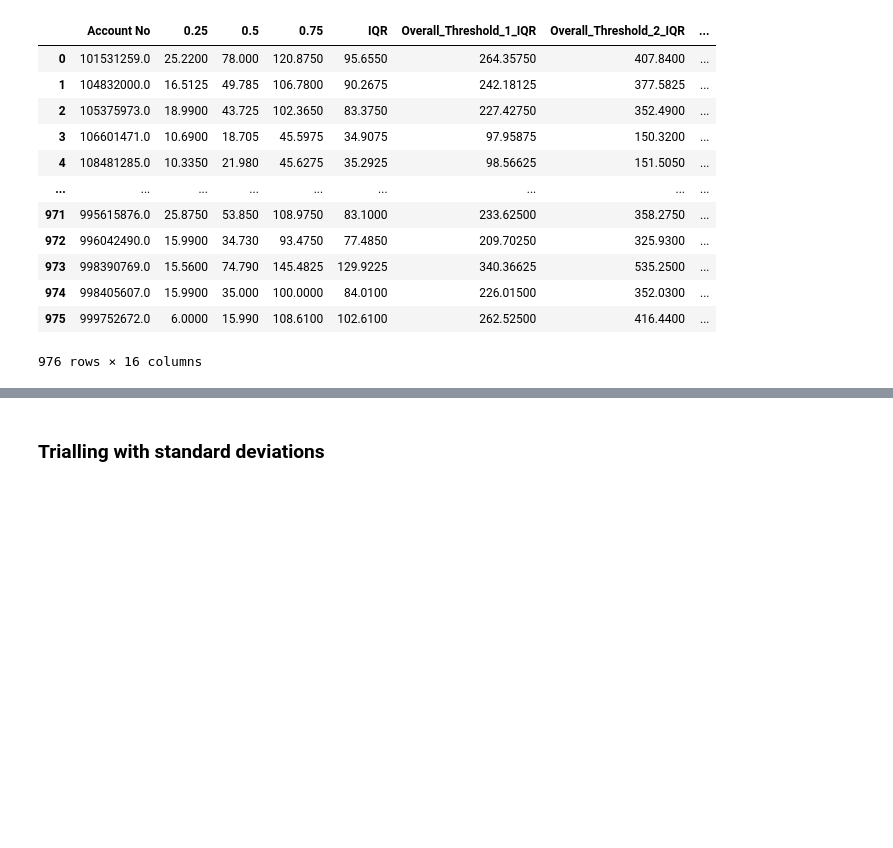
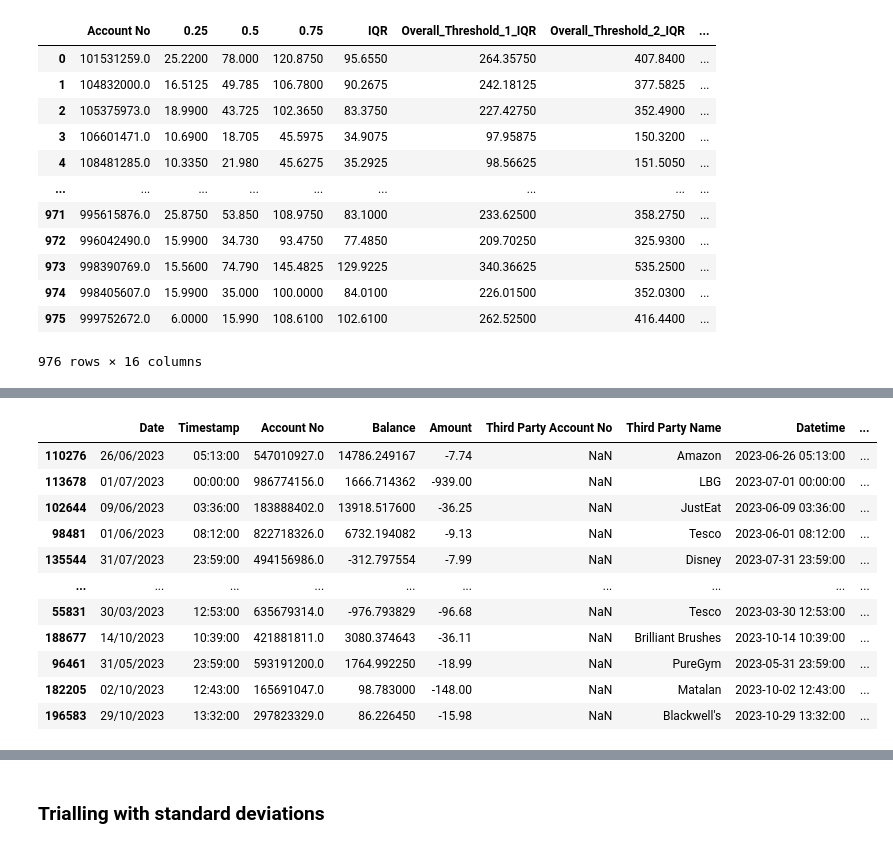
Before and after one commit to UoB-DSMP-2023-24/dsmp-2024-group27, a Jupyter notebook: AnomalyDetection/AnomalyDetection-Dataset2.ipynb, the cells around one changed output, grey strips where cells are left out. Saved outputs shown, nothing was run; the diff lists cells and outputs as text; code cells hidden in the pictures; blank space fills up the shorter version.

```diff
--- a/AnomalyDetection/AnomalyDetection-Dataset2.ipynb
+++ b/AnomalyDetection/AnomalyDetection-Dataset2.ipynb
@@ -215,26 +251,30 @@ def calculate_thresholds(group, multiplier):
 # Assuming business_accounts_df is already defined
 grouped_by_industry = expenditures_training_df.groupby(['Account No', 'industry_category'])
 
-# Calculate thresholds for each grouping
+
+# Calculate thresholds for each grouping, excluding groups with only one record
 thresholds_structured_by_industry_and_category = {}
 for (acc, cat), group in grouped_by_industry:
-    thresholds_structured_by_industry_and_category[(acc, cat)] = {
-        'threshold_1_IQR': calculate_thresholds(group, 1.5),
-        'threshold_2_IQR': calculate_thresholds(group, 3),
-        'threshold_3_IQR': calculate_thresholds(group, 5)
-    }
+    if len(group) > 1:  # Check if group size is greater than 1
+        thresholds_structured_by_industry_and_category[(acc, cat)] = {
+            'threshold_1_IQR': calculate_thresholds(group, 1.5),
+            'threshold_2_IQR': calculate_thresholds(group, 3),
+            'threshold_3_IQR': calculate_thresholds(group, 5)
+        }
+
 
 # Create a mapping function that retrieves threshold values for a given user and industry
 def map_thresholds_to_user(user_id, threshold_key):
     return {cat: details[threshold_key] for (acc, cat), details in thresholds_structured_by_industry_and_category.items() if acc == user_id}
 
-# Convert the index to a regular column
+# Convert the index to a regular column - Ensure this step is needed for your workflow
 anomaly_detection_by_expenditures_df.reset_index(inplace=True)
 
 # Apply the mapping function for each threshold level
 anomaly_detection_by_expenditures_df['industry_threshold_1_IQR'] = anomaly_detection_by_expenditures_df['Account No'].apply(lambda x: map_thresholds_to_user(x, 'threshold_1_IQR'))
 anomaly_detection_by_expenditures_df['industry_threshold_2_IQR'] = anomaly_detection_by_expenditures_df['Account No'].apply(lambda x: map_thresholds_to_user(x, 'threshold_2_IQR'))
 anomaly_detection_by_expenditures_df['industry_threshold_3_IQR'] = anomaly_detection_by_expenditures_df['Account No'].apply(lambda x: map_thresholds_to_user(x, 'threshold_3_IQR'))
+
 anomaly_detection_by_expenditures_df
 # %% [output]
 |  | Account No | 0.25 | 0.5 | 0.75 | IQR | Overall_Threshold_1_IQR | Overall_Threshold_2_IQR | ... |
@@ -272,3 +328,5 @@ anomaly_detection_by_expenditures_df
 | 974 | 998405607.0 | 15.9900 | 35.000 | 100.0000 | 84.0100 | 226.01500 | 352.0300 | ... |
 | 975 | 999752672.0 | 6.0000 | 15.990 | 108.6100 | 102.6100 | 262.52500 | 416.4400 | ... |
 976 rows × 16 columns
+# %%
+anomaly_detection_by_expenditures_df = anomaly_detection_by_expenditures_df.set_index('Account No')
@@ -274,0 +335,74 @@ anomaly_detection_by_expenditures_df
+# %%
+def get_threshold_value(user_data, key, industry=None):
+    value = user_data.get(key, 0)
+    if isinstance(value, dict):
+        return value.get(industry, float('inf'))
+
+def assess_transaction_risk(account_no, amount, third_party_account_no, third_party_name, anomaly_detection_df):
+    if amount >= 0:  # Skip payments
+        return "Not Applicable"
+
+    # Convert the amount to positive for comparison
+    amount = abs(amount)
+    risk_level = "No Risk"
+    user_data = anomaly_detection_df.loc[account_no].to_dict()
+    industry_category = tx_df_industry_mapping(third_party_name)
+
+    # Initialize interactions as empty lists to ensure they're iterable
+    user_user_interaction = user_data.get('user_user_interaction', []) or []
+    user_industry_interaction = user_data.get('user_industry_interaction', []) or []
+
+    # Check if third_party_account_no is not None and is in user_user_interaction
+    if third_party_account_no and third_party_account_no in user_user_interaction:
+        thresholds = [
+            get_threshold_value(user_data, 'Third_Party_Account_Threshold_1', third_party_account_no),
+            get_threshold_value(user_data, 'Third_Party_Account_Threshold_2', third_party_account_no),
+            get_threshold_value(user_data, 'Third_Party_Account_Threshold_3', third_party_account_no)
+        ]
+    # Check if industry_category is determined and in user_industry_interaction
+    elif industry_category and industry_category in user_industry_interaction:
+        thresholds = [
+            get_threshold_value(user_data, 'industry_threshold_1_IQR', industry_category),
+            get_threshold_value(user_data, 'industry_threshold_2_IQR', industry_category),
+            get_threshold_value(user_data, 'industry_threshold_3_IQR', industry_category)
+        ]
+    else:
+        # Use general thresholds if no specific interaction is found
+        thresholds = [user_data['Overall_Threshold_1_IQR'], user_data['Overall_Threshold_2_IQR'], user_data['Overall_Threshold_3_IQR']]
+
+    if amount > thresholds[2]:
+        risk_level = "High Risk"
+    elif amount > thresholds[1]:
+        risk_level = "Medium Risk"
+    elif amount > thresholds[0]:
+        risk_level = "Low Risk"
+
+    return risk_level
+
+
+
+
+risk_levels = [
+    assess_transaction_risk(
+        row['Account No'], row['Amount'], row.get('Third Party Account No'), row['Third Party Name'],
+        anomaly_detection_by_expenditures_df
+    ) for index, row in testing_transactions.iterrows()
+]
+
+testing_transactions['risk_level'] = risk_levels
+
+
+testing_transactions
+# %% [output]
+|  | Date | Timestamp | Account No | Balance | Amount | Third Party Account No | Third Party Name | Datetime | ... |
+| 110276 | 26/06/2023 | 05:13:00 | 547010927.0 | 14786.249167 | -7.74 | NaN | Amazon | 2023-06-26 05:13:00 | ... |
+| 113678 | 01/07/2023 | 00:00:00 | 986774156.0 | 1666.714362 | -939.00 | NaN | LBG | 2023-07-01 00:00:00 | ... |
+| 102644 | 09/06/2023 | 03:36:00 | 183888402.0 | 13918.517600 | -36.25 | NaN | JustEat | 2023-06-09 03:36:00 | ... |
+| 98481 | 01/06/2023 | 08:12:00 | 822718326.0 | 6732.194082 | -9.13 | NaN | Tesco | 2023-06-01 08:12:00 | ... |
+| 135544 | 31/07/2023 | 23:59:00 | 494156986.0 | -312.797554 | -7.99 | NaN | Disney | 2023-07-31 23:59:00 | ... |
+| ... | ... | ... | ... | ... | ... | ... | ... | ... | ... |
+| 55831 | 30/03/2023 | 12:53:00 | 635679314.0 | -976.793829 | -96.68 | NaN | Tesco | 2023-03-30 12:53:00 | ... |
+| 188677 | 14/10/2023 | 10:39:00 | 421881811.0 | 3080.374643 | -36.11 | NaN | Brilliant Brushes | 2023-10-14 10:39:00 | ... |
+| 96461 | 31/05/2023 | 23:59:00 | 593191200.0 | 1764.992250 | -18.99 | NaN | PureGym | 2023-05-31 23:59:00 | ... |
+| 182205 | 02/10/2023 | 12:43:00 | 165691047.0 | 98.783000 | -148.00 | NaN | Matalan | 2023-10-02 12:43:00 | ... |
+| 196583 | 29/10/2023 | 13:32:00 | 297823329.0 | 86.226450 | -15.98 | NaN | Blackwell's | 2023-10-29 13:32:00 | ... |
```
Also changed, not shown: parts of 17 cells of this notebook.
